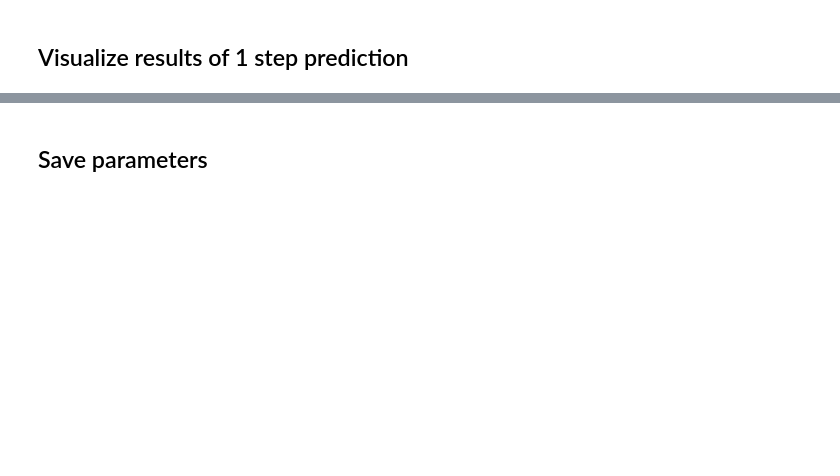
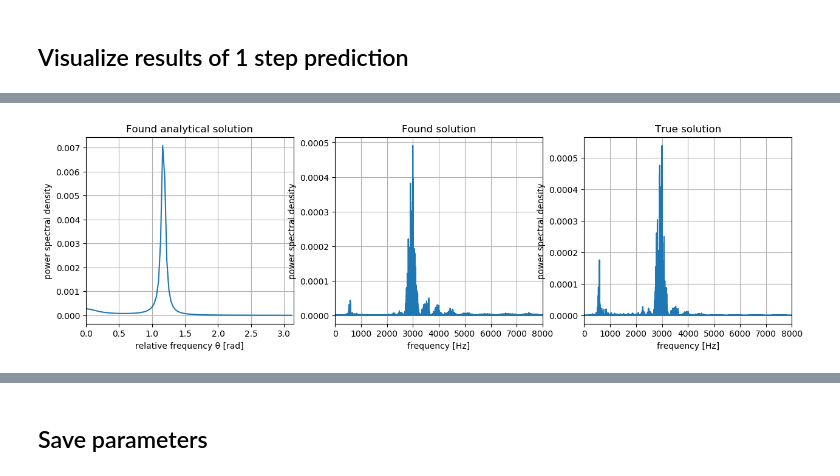
Before and after one commit to biaslab/SituatedSoundscaping, a Jupyter notebook: single_frequency_modelling_drilling.ipynb, the cells around one changed output, grey strips where cells are left out. Saved outputs shown, nothing was run; the diff lists cells and outputs as text; code cells hidden in the pictures; blank space fills up the shorter version.

```diff
--- a/single_frequency_modelling_drilling.ipynb
+++ b/single_frequency_modelling_drilling.ipynb
@@ -293,3 +300,30 @@ plt.grid(), plt.ylim(-6, 6), plt.xlim(0, 3), plt.xlabel("time [sec]"), plt.ylabe
+# %%
+# specify range of normalized frequency
+theta = 0:pi/100:pi
+
+# approximate variance of process noise by mode
+pn_var = 1/((current_a_γ-1)/current_b_γ)
+
+# calculate analytical power spectral density of the evolution of the spectral coefficients
+psd = pn_var ./(abs.([sum(-append!([-1.], μ_θ_tot[end]).*exp.(-collect(0:AR_order)*1im.*th)) for th in theta]).^2)
+
+# create figure
+_, ax = plt.subplots(ncols=3, figsize=(15,4))
+
+# plot analytical solution of PSD
+ax[1].plot(theta, psd)
+
+# plot prediction of PSD
+ax[2].plot(FFTW.fftfreq(length(μ_pred[1:end-1]), fs_desired), (abs.(FFTW.fft(μ_pred[1:end-1])).^2)./length(μ_pred[1:end-1]))
+
+# plot FFT solution of PSD
+ax[3].plot(FFTW.fftfreq(length(spec_select), fs_desired), (abs.(FFTW.fft(spec_select)).^2)./length(spec_select))
+
+# change visualisation
+ax[1].grid(), ax[2].grid(), ax[3].grid(), ax[1].set_xlabel("relative frequency θ [rad]"), ax[2].set_xlabel("frequency [Hz]"), ax[3].set_xlabel("frequency [Hz]"), ax[1].set_ylabel("power spectral density"), ax[2].set_ylabel("power spectral density"), ax[3].set_ylabel("power spectral density"), ax[1].set_title("Found analytical solution"), ax[2].set_title("Found solution"), ax[3].set_title("True solution"), ax[1].set_xlim(0, pi), ax[2].set_xlim(0, fs_desired/2), ax[3].set_xlim(0, fs_desired/2)
+;
+# %% [output]
+[figure, added]
 # %%
 # specify range of normalized frequency
 theta = 0:pi/100:pi
```
Also changed, not shown: parts of 7 cells of this notebook, 4 other files.
